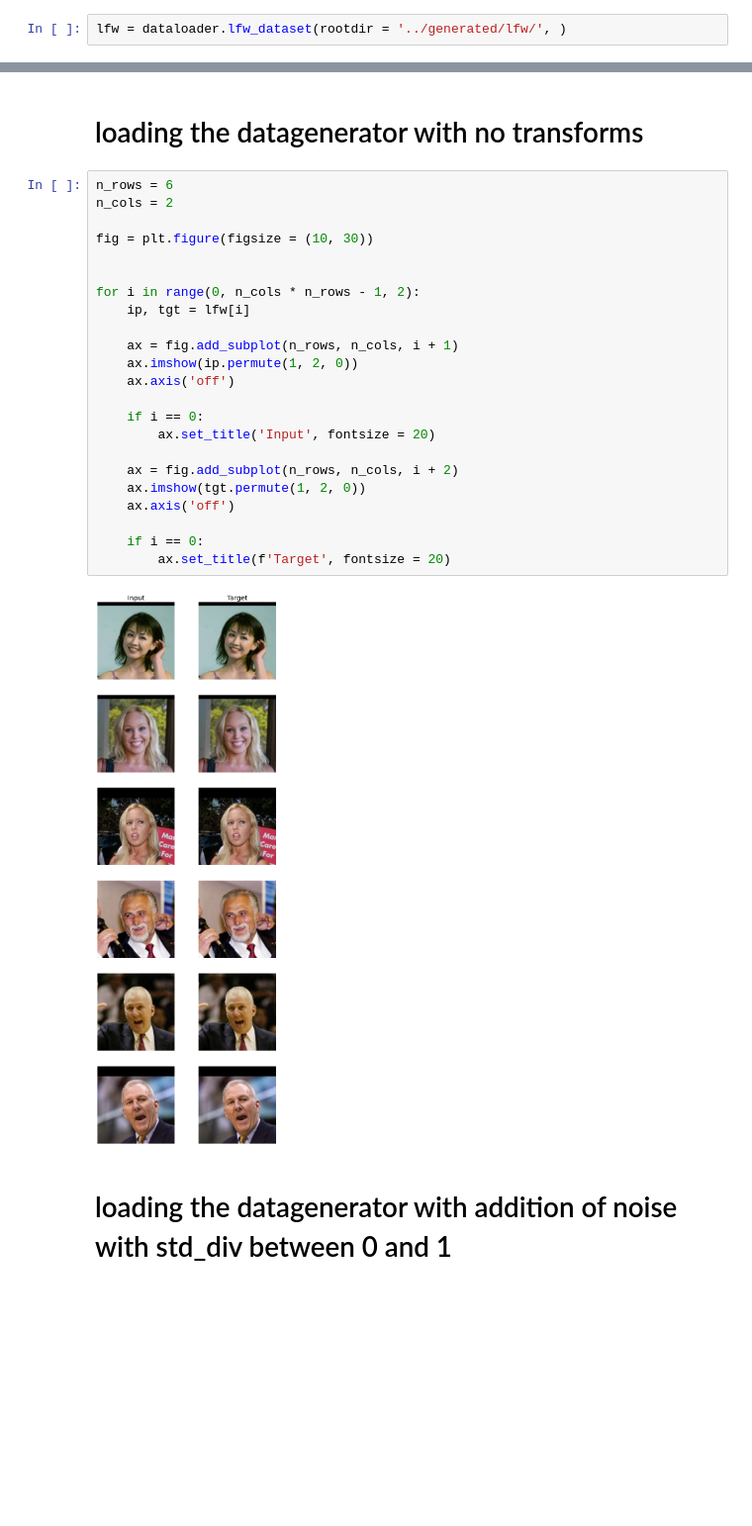
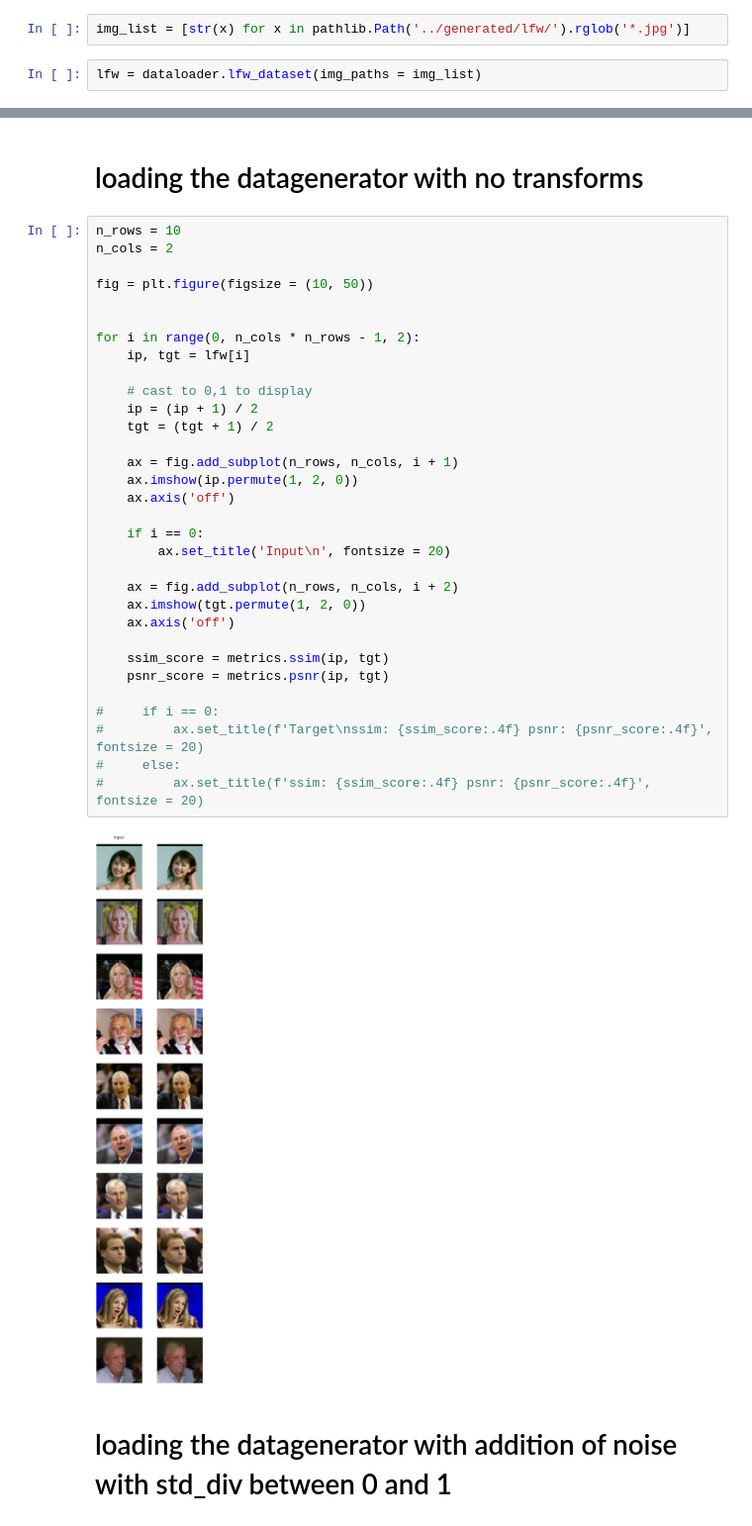
Before and after one commit to Sambhav300899/pix2pix-image-denoising, a Jupyter notebook: notebooks/test_dataloader.ipynb, the cells around one changed output, grey strips where cells are left out. Shown at 99% size. Saved outputs shown, nothing was run; the diff lists cells and outputs as text; blank space fills up the shorter version.

Commit message:
feat: added trainer class, metrics, loss, mlflow tracking

```diff
--- a/notebooks/test_dataloader.ipynb
+++ b/notebooks/test_dataloader.ipynb
@@ -13,5 +16,7 @@ import torch
+# %%
+img_list = [str(x) for x in pathlib.Path('../generated/lfw/').rglob('*.jpg')]
 # %%
-lfw = dataloader.lfw_dataset(rootdir = '../generated/lfw/', )
+lfw = dataloader.lfw_dataset(img_paths = img_list)
 # %%
 print (len(lfw))
 # %% [output]
@@ -19,29 +24,38 @@ print (len(lfw))
 # %% [markdown]
 # loading the datagenerator with no transforms
 # %%
-n_rows = 6
+n_rows = 10
 n_cols = 2
 
-fig = plt.figure(figsize = (10, 30))
+fig = plt.figure(figsize = (10, 50))
 
 
 for i in range(0, n_cols * n_rows - 1, 2):
     ip, tgt = lfw[i]
+
+    # cast to 0,1 to display
+    ip = (ip + 1) / 2
+    tgt = (tgt + 1) / 2
 
     ax = fig.add_subplot(n_rows, n_cols, i + 1)
     ax.imshow(ip.permute(1, 2, 0))
     ax.axis('off')
 
     if i == 0:
-        ax.set_title('Input', fontsize = 20)
+        ax.set_title('Input\n', fontsize = 20)
 
     ax = fig.add_subplot(n_rows, n_cols, i + 2)
     ax.imshow(tgt.permute(1, 2, 0))
     ax.axis('off')
 
-    if i == 0:
-        ax.set_title(f'Target', fontsize = 20)
+    ssim_score = metrics.ssim(ip, tgt)
+    psnr_score = metrics.psnr(ip, tgt)
+
+#     if i == 0:
+#         ax.set_title(f'Target\nssim: {ssim_score:.4f} psnr: {psnr_score:.4f}', fontsize = 20)
+#     else:
+#         ax.set_title(f'ssim: {ssim_score:.4f} psnr: {psnr_score:.4f}', fontsize = 20)
 # %% [output]
-[figure, old version]
+[figure, new version]
 # %% [markdown]
 # loading the datagenerator with addition of noise with std_div between 0 and 1
```
Also changed, not shown: parts of 4 cells of this notebook, 16 other files.
